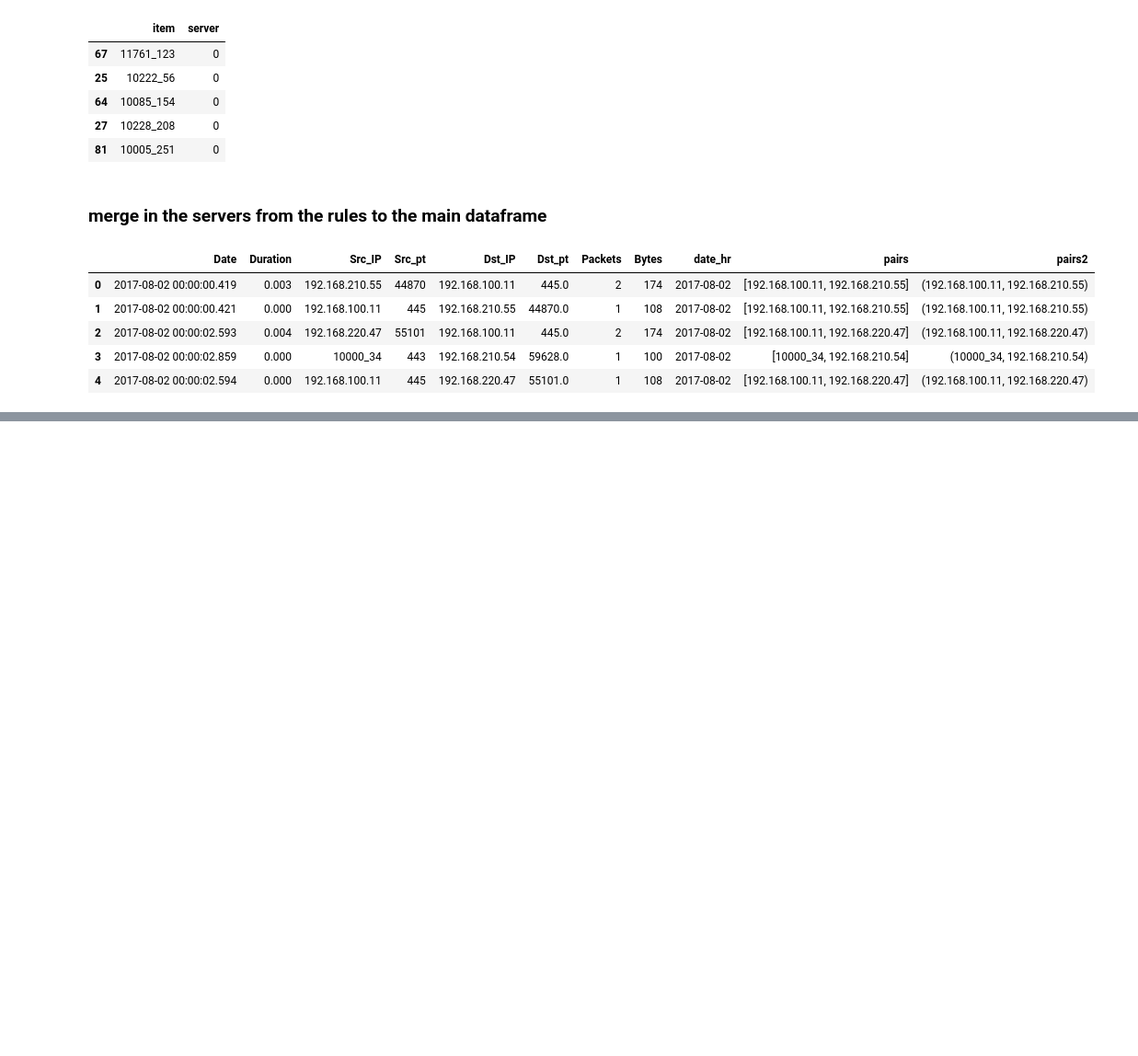
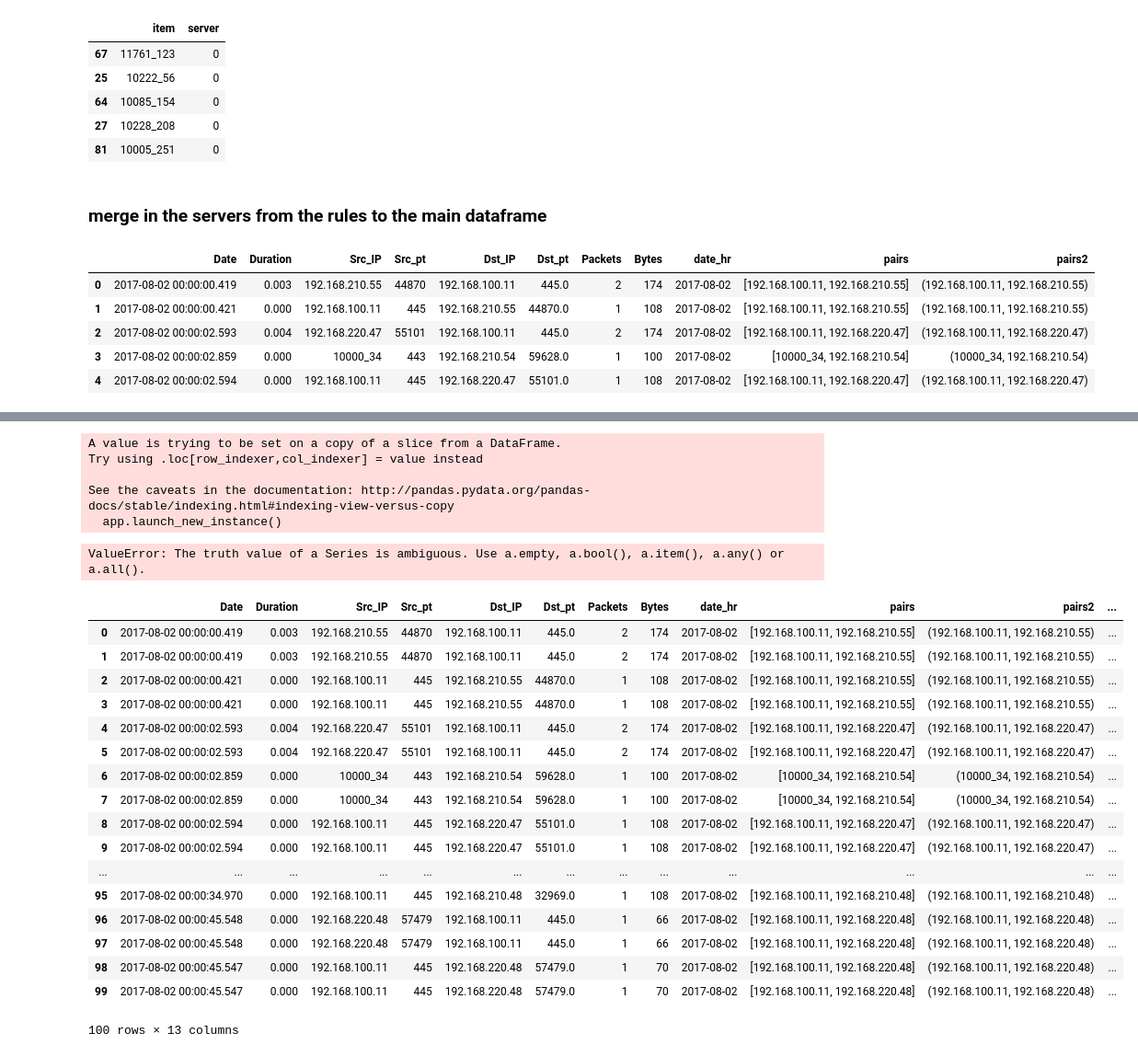
Before and after one commit to nrb75/Manifold, a Jupyter notebook: association_generator.ipynb, the cells around one changed output, grey strips where cells are left out. Shown at 92% size. Cells and saved outputs as stored; diff of their text form; code cells hidden in the pictures; blank space fills up the shorter version.

```diff
--- a/association_generator.ipynb
+++ b/association_generator.ipynb
@@ -292,0 +344,10 @@ False
+# %%
+for item, frame in df2_check['server_Src'].iteritems():
+    if pd.isnull(frame):
+        df2_check['server_Src']= random.randint(0,467)
+# %% [output]
+A value is trying to be set on a copy of a slice from a DataFrame.
+Try using .loc[row_indexer,col_indexer] = value instead
+
+See the caveats in the documentation: http://pandas.pydata.org/pandas-docs/stable/indexing.html#indexing-view-versus-copy
+  app.launch_new_instance()
@@ -292,0 +358,40 @@ False
+# %%
+for i in df.index:
+    if pd.isnull(df2_check['server_Src']):
+        df.at[i, 'ifor'] = x
+    else:
+        df.at[i, 'ifor'] = y
+# %%
+for i, row in df.iterrows():
+  ifor_val = something
+  if <condition>:
+    ifor_val = something_else
+  df.set_value(i,'ifor',ifor_val)
+# %%
+for i, row in df2_check.iterrows():
+  if server_Src_val:
+    server_Src_val = 'something_else'
+  df2_check.set_value(i,'server_Src',server_Src_val)
+# %% [output]
+ValueError: The truth value of a Series is ambiguous. Use a.empty, a.bool(), a.item(), a.any() or a.all().
+# %%
+df2_check
+# %% [output]
+|  | Date | Duration | Src_IP | Src_pt | Dst_IP | Dst_pt | Packets | Bytes | date_hr | pairs | pairs2 | ... |
+| 0 | 2017-08-02 00:00:00.419 | 0.003 | 192.168.210.55 | 44870 | 192.168.100.11 | 445.0 | 2 | 174 | 2017-08-02 | [192.168.100.11, 192.168.210.55] | (192.168.100.11, 192.168.210.55) | ... |
+| 1 | 2017-08-02 00:00:00.419 | 0.003 | 192.168.210.55 | 44870 | 192.168.100.11 | 445.0 | 2 | 174 | 2017-08-02 | [192.168.100.11, 192.168.210.55] | (192.168.100.11, 192.168.210.55) | ... |
+| 2 | 2017-08-02 00:00:00.421 | 0.000 | 192.168.100.11 | 445 | 192.168.210.55 | 44870.0 | 1 | 108 | 2017-08-02 | [192.168.100.11, 192.168.210.55] | (192.168.100.11, 192.168.210.55) | ... |
+| 3 | 2017-08-02 00:00:00.421 | 0.000 | 192.168.100.11 | 445 | 192.168.210.55 | 44870.0 | 1 | 108 | 2017-08-02 | [192.168.100.11, 192.168.210.55] | (192.168.100.11, 192.168.210.55) | ... |
+| 4 | 2017-08-02 00:00:02.593 | 0.004 | 192.168.220.47 | 55101 | 192.168.100.11 | 445.0 | 2 | 174 | 2017-08-02 | [192.168.100.11, 192.168.220.47] | (192.168.100.11, 192.168.220.47) | ... |
+| 5 | 2017-08-02 00:00:02.593 | 0.004 | 192.168.220.47 | 55101 | 192.168.100.11 | 445.0 | 2 | 174 | 2017-08-02 | [192.168.100.11, 192.168.220.47] | (192.168.100.11, 192.168.220.47) | ... |
+| 6 | 2017-08-02 00:00:02.859 | 0.000 | 10000_34 | 443 | 192.168.210.54 | 59628.0 | 1 | 100 | 2017-08-02 | [10000_34, 192.168.210.54] | (10000_34, 192.168.210.54) | ... |
+| 7 | 2017-08-02 00:00:02.859 | 0.000 | 10000_34 | 443 | 192.168.210.54 | 59628.0 | 1 | 100 | 2017-08-02 | [10000_34, 192.168.210.54] | (10000_34, 192.168.210.54) | ... |
+| 8 | 2017-08-02 00:00:02.594 | 0.000 | 192.168.100.11 | 445 | 192.168.220.47 | 55101.0 | 1 | 108 | 2017-08-02 | [192.168.100.11, 192.168.220.47] | (192.168.100.11, 192.168.220.47) | ... |
+| 9 | 2017-08-02 00:00:02.594 | 0.000 | 192.168.100.11 | 445 | 192.168.220.47 | 55101.0 | 1 | 108 | 2017-08-02 | [192.168.100.11, 192.168.220.47] | (192.168.100.11, 192.168.220.47) | ... |
+| ... | ... | ... | ... | ... | ... | ... | ... | ... | ... | ... | ... | ... |
+| 95 | 2017-08-02 00:00:34.970 | 0.000 | 192.168.100.11 | 445 | 192.168.210.48 | 32969.0 | 1 | 108 | 2017-08-02 | [192.168.100.11, 192.168.210.48] | (192.168.100.11, 192.168.210.48) | ... |
+| 96 | 2017-08-02 00:00:45.548 | 0.000 | 192.168.220.48 | 57479 | 192.168.100.11 | 445.0 | 1 | 66 | 2017-08-02 | [192.168.100.11, 192.168.220.48] | (192.168.100.11, 192.168.220.48) | ... |
+| 97 | 2017-08-02 00:00:45.548 | 0.000 | 192.168.220.48 | 57479 | 192.168.100.11 | 445.0 | 1 | 66 | 2017-08-02 | [192.168.100.11, 192.168.220.48] | (192.168.100.11, 192.168.220.48) | ... |
+| 98 | 2017-08-02 00:00:45.547 | 0.000 | 192.168.100.11 | 445 | 192.168.220.48 | 57479.0 | 1 | 70 | 2017-08-02 | [192.168.100.11, 192.168.220.48] | (192.168.100.11, 192.168.220.48) | ... |
+| 99 | 2017-08-02 00:00:45.547 | 0.000 | 192.168.100.11 | 445 | 192.168.220.48 | 57479.0 | 1 | 70 | 2017-08-02 | [192.168.100.11, 192.168.220.48] | (192.168.100.11, 192.168.220.48) | ... |
+100 rows × 13 columns
```
Also changed, not shown: parts of 31 cells of this notebook.
